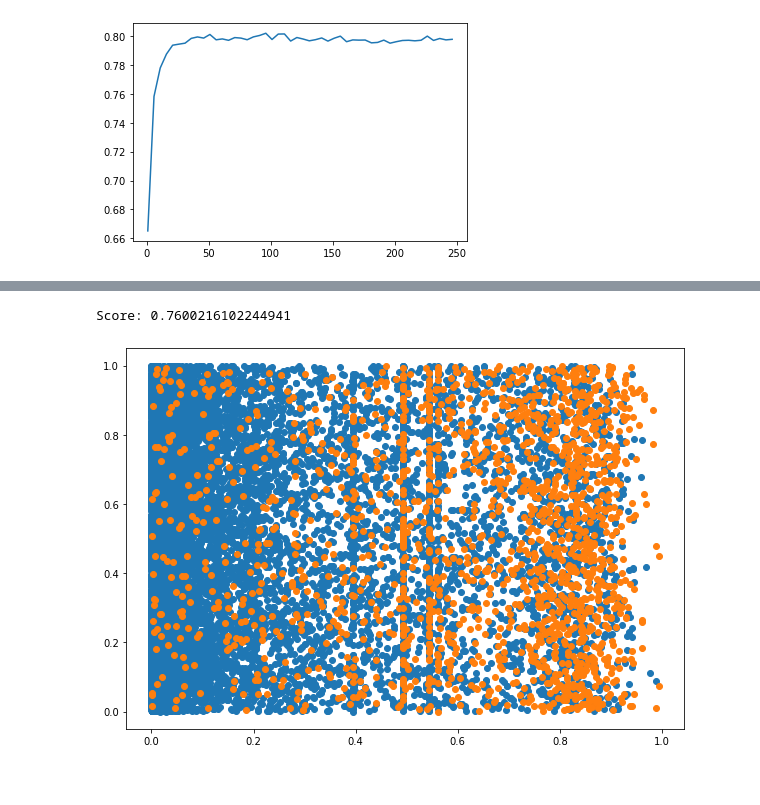
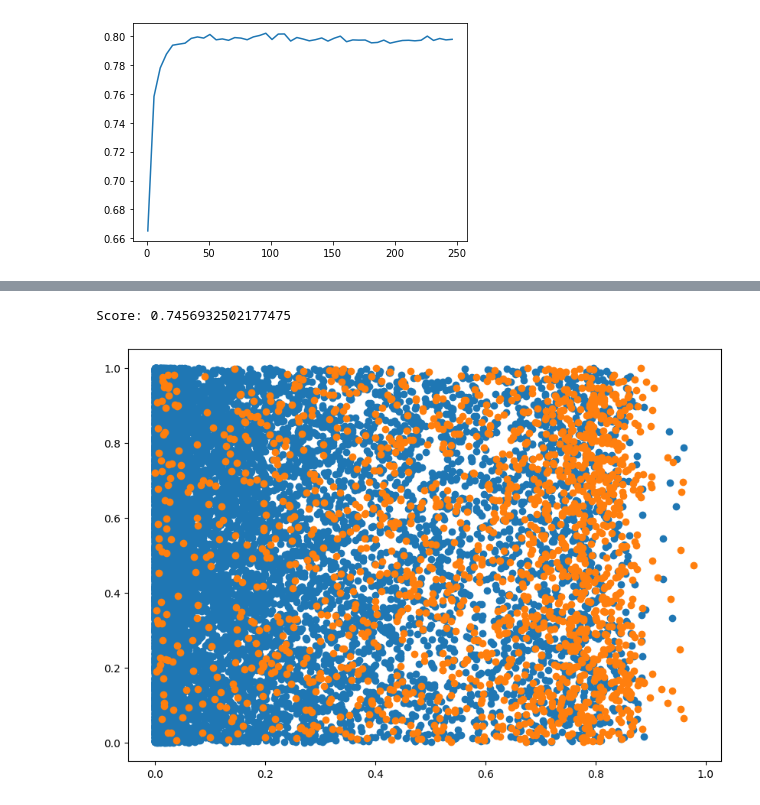
Before and after one commit to aruasouza/amcred, a Jupyter notebook: model.ipynb, the cells around one changed output, grey strips where cells are left out. Saved outputs shown, nothing was run; the diff lists cells and outputs as text; code cells hidden in the pictures.

Commit message:
better_model

```diff
--- a/model.ipynb
+++ b/model.ipynb
@@ -10,7 +10,7 @@ from sklearn.model_selection import GridSearchCV
 from scipy.optimize import curve_fit
 import json
 # %%
-df = pd.read_feather('big_frame.feather').drop('classificacao',axis = 1)
+df = pd.read_feather('big_frame_3.feather')
 # %%
 x_train,x_test,y_train,y_test = train_test_split(df.drop('DEFAULT',axis = 1).values,df['DEFAULT'].values,test_size = 0.25)
 # %%
@@ -120,13 +120,13 @@ proba_plot(y_test,prediction,0.05)
 # %%
-xgb_model = XGBClassifier(scale_pos_weight = 5).fit(x_train, y_train)
+xgb_model = XGBClassifier(scale_pos_weight = 3,max_depth = 2,eta = .4,).fit(x_train, y_train)
 prediction = xgb_model.predict_proba(x_test)[:,1]
 print('Score:',metric(y_test,prediction))
 plt.figure(figsize = (10,7))
 _ = plt.scatter(prediction[y_test == 0],np.random.rand(len(prediction[y_test == 0])))
 _ = plt.scatter(prediction[y_test == 1],np.random.rand(len(prediction[y_test == 1])))
 # %% [output]
-Score: 0.7600216102244941
+Score: 0.7456932502177475
-[figure, old version]
+[figure, new version]
 # %%
 proba_plot(y_test,prediction,0.05)
 # %% [output]
```
Also changed, not shown: parts of 12 cells of this notebook, 18 other files.
